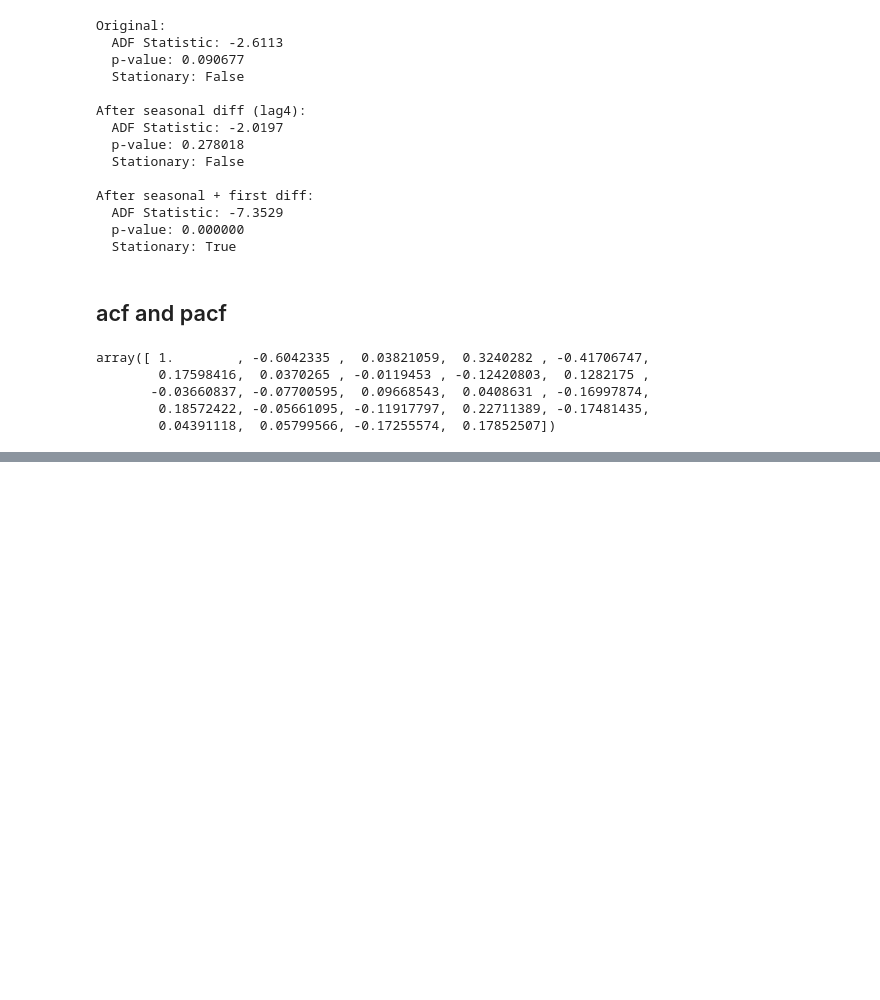
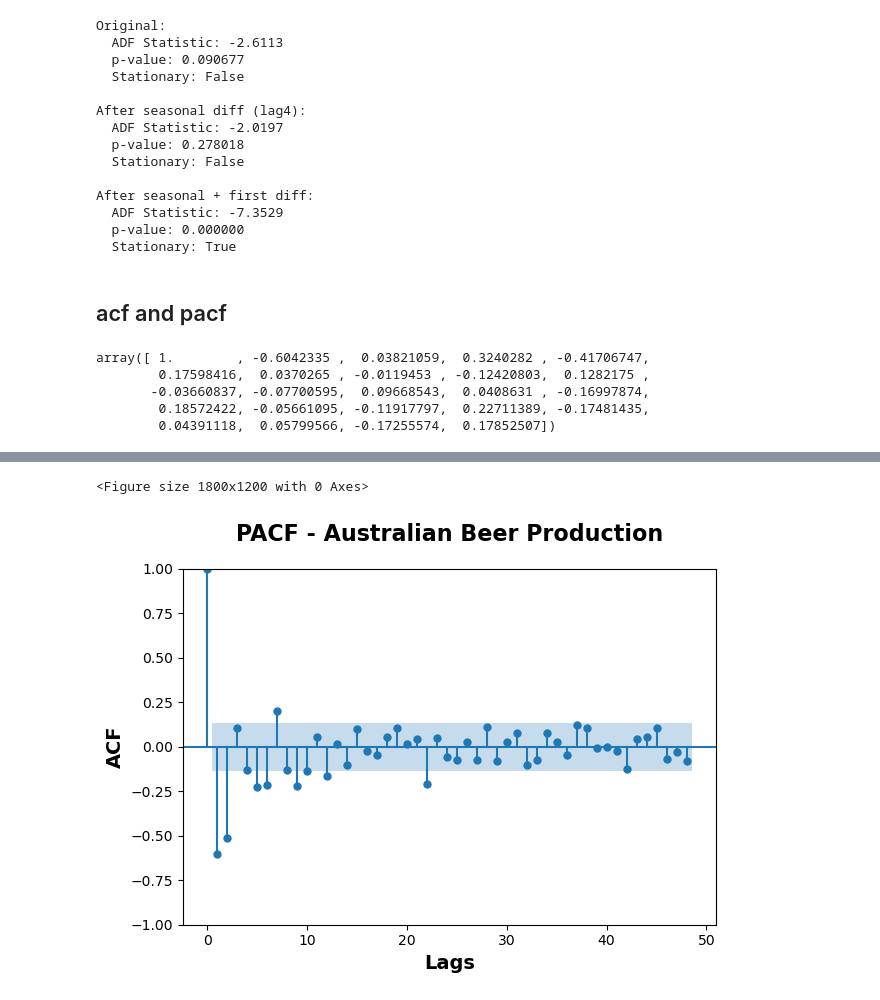
Before and after one commit to FarangizJ/time_series_forecasting, a Jupyter notebook: time series exploration/class_3_acf_pacf.ipynb, the cells around one changed output, grey strips where cells are left out. Cells and saved outputs as stored; diff of their text form; code cells hidden in the pictures; blank space fills up the shorter version.

```diff
--- a/time series exploration/class_3_acf_pacf.ipynb
+++ b/time series exploration/class_3_acf_pacf.ipynb
@@ -194,10 +198,13 @@ plt.show()
 # %%
 # Plot PACF
 
 plt.figure(figsize=(18,12))
-plot_pacf(df.value, lags=4*12)
+plot_pacf(y_stationary_beer, lags=4*12)
 plt.title('PACF - Australian Beer Production', fontsize=16, fontweight='bold', pad=20)
 plt.xlabel('Lags', fontsize=14, fontweight='bold')
 plt.ylabel('ACF', fontsize=14, fontweight='bold')
 plt.tight_layout()
 plt.show()
+# %% [output]
+<Figure size 1800x1200 with 0 Axes>
+[figure, added]
```
Also changed, not shown: parts of 5 cells of this notebook.
